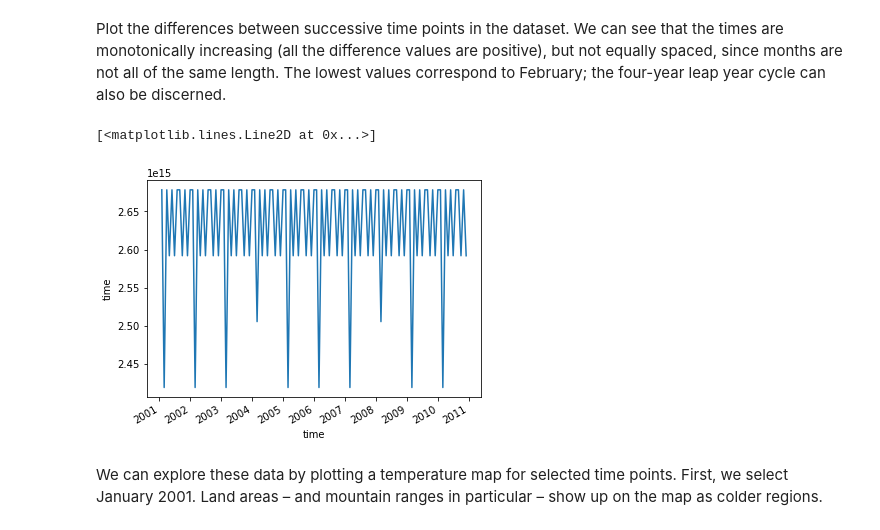
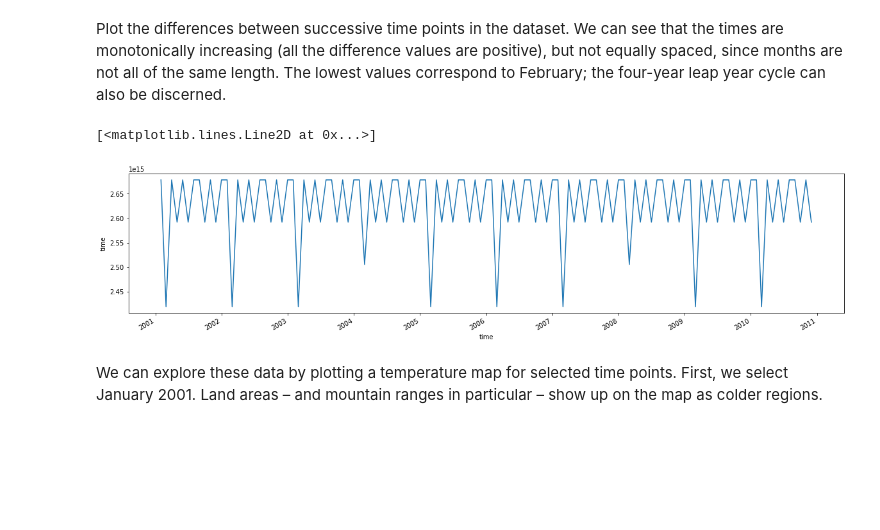
Before and after one commit to xcube-dev/xcube-cds, a Jupyter notebook: examples/notebooks/Ex1-CDS-store-access.ipynb, the cells around one changed output. Cells and saved outputs as stored; diff of their text form; code cells hidden in the pictures; blank space fills up the shorter version.

```diff
--- a/examples/notebooks/Ex1-CDS-store-access.ipynb
+++ b/examples/notebooks/Ex1-CDS-store-access.ipynb
@@ -54,3 +48,5 @@ data_id
+# %%
+data_id = 'reanalysis-era5-single-levels-monthly-means:monthly_averaged_reanalysis'
 # %% [markdown]
 Let's see what parameters we can specify when opening the dataset. Four are listed as required parameters: `time_range`, `spatial_res`, `bbox`, and `variable_names`. The enumeration in `properties → variable_names → items` lists 260 variables we can request. We can request any number of variables, but for this example we will just look at `2m_temperature`.
 # %%
@@ -110,10 +106,10 @@ cube = cds_store.open_data(data_id,
 # %% [markdown]
 Plot the differences between successive time points in the dataset. We can see that the times are monotonically increasing (all the difference values are positive), but not equally spaced, since months are not all of the same length. The lowest values correspond to February; the four-year leap year cycle can also be discerned.
 # %%
-cube.time.diff(dim='time').plot.line()
+cube.time.diff(dim='time').plot.line(figsize=(20, 4))
 # %% [output]
 [<matplotlib.lines.Line2D at 0x...>]
-[figure, old version]
+[figure, new version]
 # %% [markdown]
 We can explore these data by plotting a temperature map for selected time points. First, we select January 2001. Land areas – and mountain ranges in particular – show up on the map as colder regions.
 # %%
```
Also changed, not shown: parts of 6 cells of this notebook.
